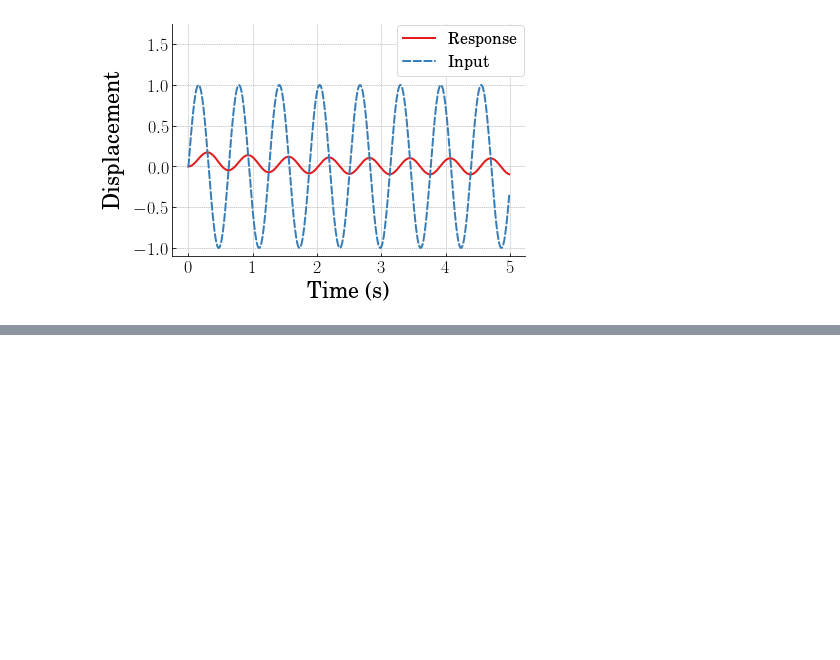
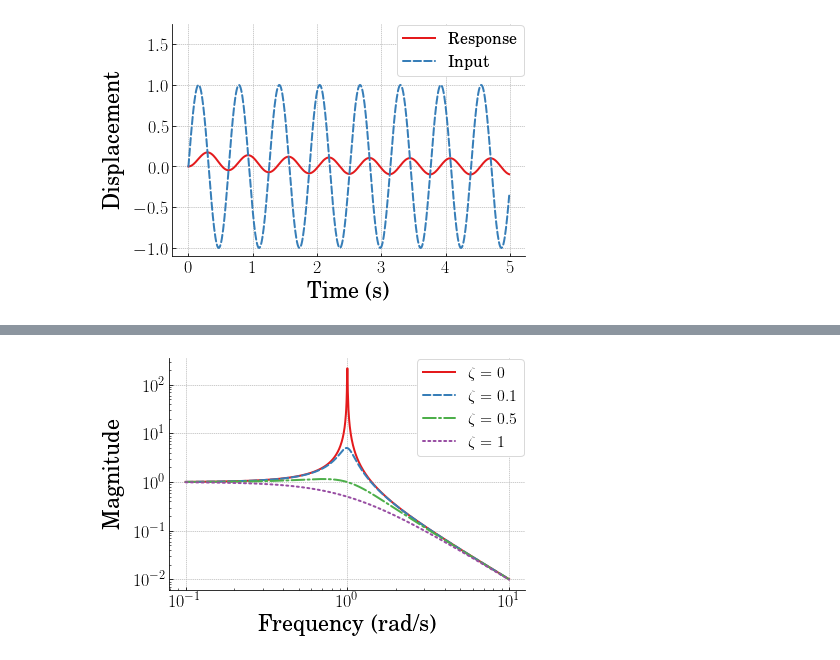
Before and after one commit to gge0866/MCHE474---Control-Systems, a Jupyter notebook: Jupyter Notebooks/Bode_plot_example.ipynb, the cells around one changed output, grey strips where cells are left out. Saved outputs shown, nothing was run; the diff lists cells and outputs as text; code cells hidden in the pictures; blank space fills up the shorter version.

Commit message:
Added second-order system bode plot

```diff
--- a/Jupyter Notebooks/Bode_plot_example.ipynb
+++ b/Jupyter Notebooks/Bode_plot_example.ipynb
@@ -190,0 +197,75 @@ plt.tight_layout(pad=0.5)
+# %%
+# Assign arbitrary value for wn
+wn = 1 # natural frequency
+
+# make bode plots for several values of zeta
+zeta1 = 0 # damping ratio
+num2nd=[wn**2]
+den2nd=[1, 2*zeta1*wn, wn**2]
+sys2nd = control.tf(num2nd,den2nd)
+mag1, phase1, omega1 = control.bode_plot(sys2nd, dB=True, omega=None, plot=False, omega_limits=None, omega_num=None)
+
+zeta2 = 0.1 # damping ratio
+num2nd=[wn**2]
+den2nd=[1, 2*zeta2*wn, wn**2]
+sys2nd = control.tf(num2nd,den2nd)
+mag2, phase2, omega2 = control.bode_plot(sys2nd, dB=True, omega=None, plot=False, omega_limits=None, omega_num=None)
+
+zeta3 = 0.5 # damping ratio
+num2nd=[wn**2]
+den2nd=[1, 2*zeta3*wn, wn**2]
+sys2nd = control.tf(num2nd,den2nd)
+mag3, phase3, omega3 = control.bode_plot(sys2nd, dB=True, omega=None, plot=False, omega_limits=None, omega_num=None)
+
+zeta4 = 1 # damping ratio
+num2nd=[wn**2]
+den2nd=[1, 2*zeta4*wn, wn**2]
+sys2nd = control.tf(num2nd,den2nd)
+mag4, phase4, omega4 = control.bode_plot(sys2nd, dB=True, omega=None, plot=False, omega_limits=None, omega_num=None)
+
+#############################################################
+fig = plt.figure(figsize=(6,4))
+ax = plt.gca()
+plt.subplots_adjust(bottom=0.17, left=0.17, top=0.96, right=0.96)
+
+# Change the axis units font
+plt.setp(ax.get_ymajorticklabels(),fontsize=18)
+plt.setp(ax.get_xmajorticklabels(),fontsize=18)
+
+ax.spines['right'].set_color('none')
+ax.spines['top'].set_color('none')
+
+ax.xaxis.set_ticks_position('bottom')
+ax.yaxis.set_ticks_position('left')
+
+# Turn on the plot grid and set appropriate linestyle and color
+ax.grid(True,linestyle=':', color='0.75')
+ax.set_axisbelow(True)
+
+# Define the X and Y axis labels
+plt.xlabel('Frequency (rad/s)', fontsize=22, weight='bold', labelpad=5)
+plt.ylabel('Magnitude', fontsize=22, weight='bold', labelpad=10)
+
+plt.plot(omega1, mag1, linewidth=2, linestyle='-', label=r'$\zeta=0$')
+plt.plot(omega2, mag2, linewidth=2, linestyle='--', label=r'$\zeta=0.1$')
+plt.plot(omega3, mag3, linewidth=2, linestyle='-.', label=r'$\zeta=0.5$')
+plt.plot(omega4, mag4, linewidth=2, linestyle=':', label=r'$\zeta=1$')
+ax.set_yscale('log')
+ax.set_xscale('log')
+# plt.plot(time, sin_input, linewidth=2, linestyle='--', label=r'Input')
+# uncomment below and set limits if needed
+# plt.xlim(0,5)
+# plt.ylim(-1.1,1.75)
+
+# Create the legend, then fix the fontsize
+leg = plt.legend(loc='upper right', ncol = 1, fancybox=True, )
+ltext  = leg.get_texts()
+plt.setp(ltext,fontsize=16)
+
+# Adjust the page layout filling the page using the new tight_layout command
+plt.tight_layout(pad=0.5)
+
+# save the figure as a high-res pdf in the current folder
+# plt.savefig('plot_filename.pdf')
+# %% [output]
+[figure, added]
```
Also changed, not shown: parts of 2 cells of this notebook.
